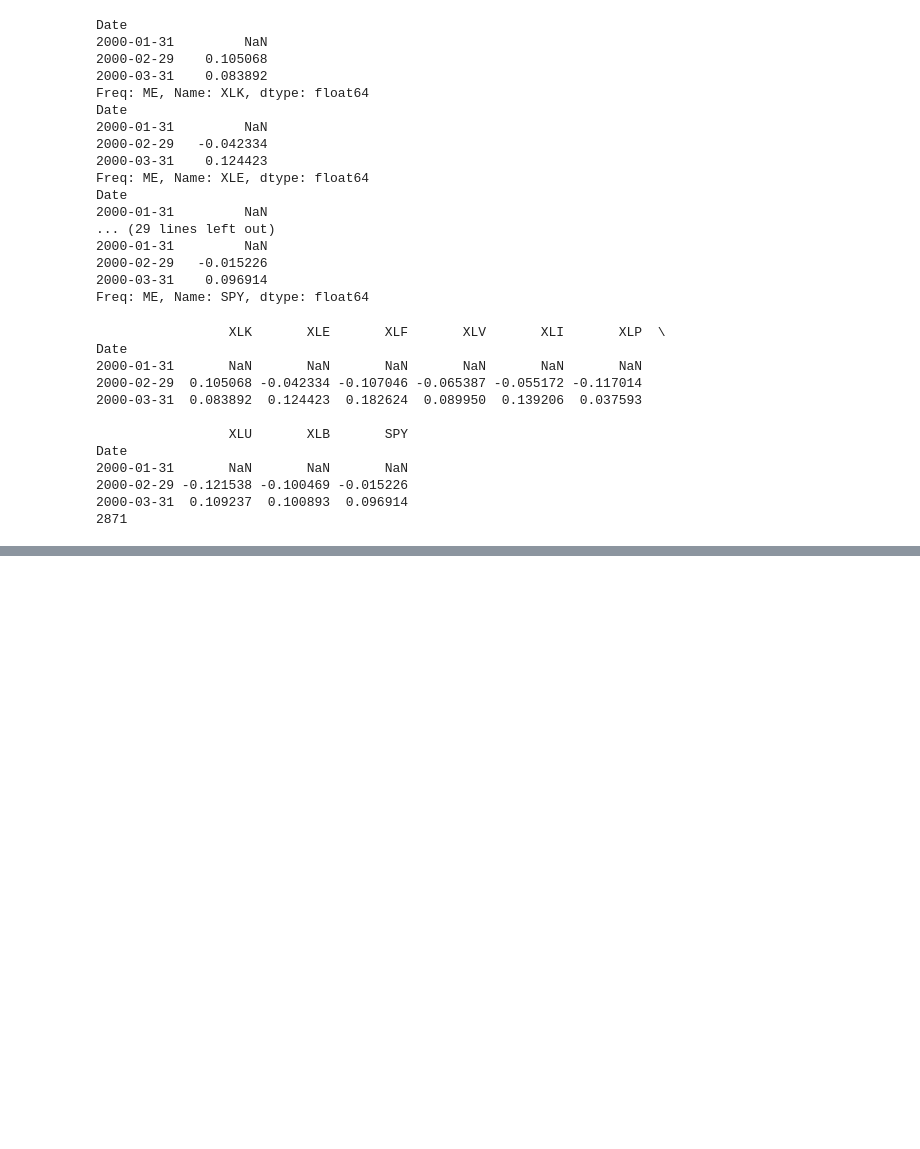
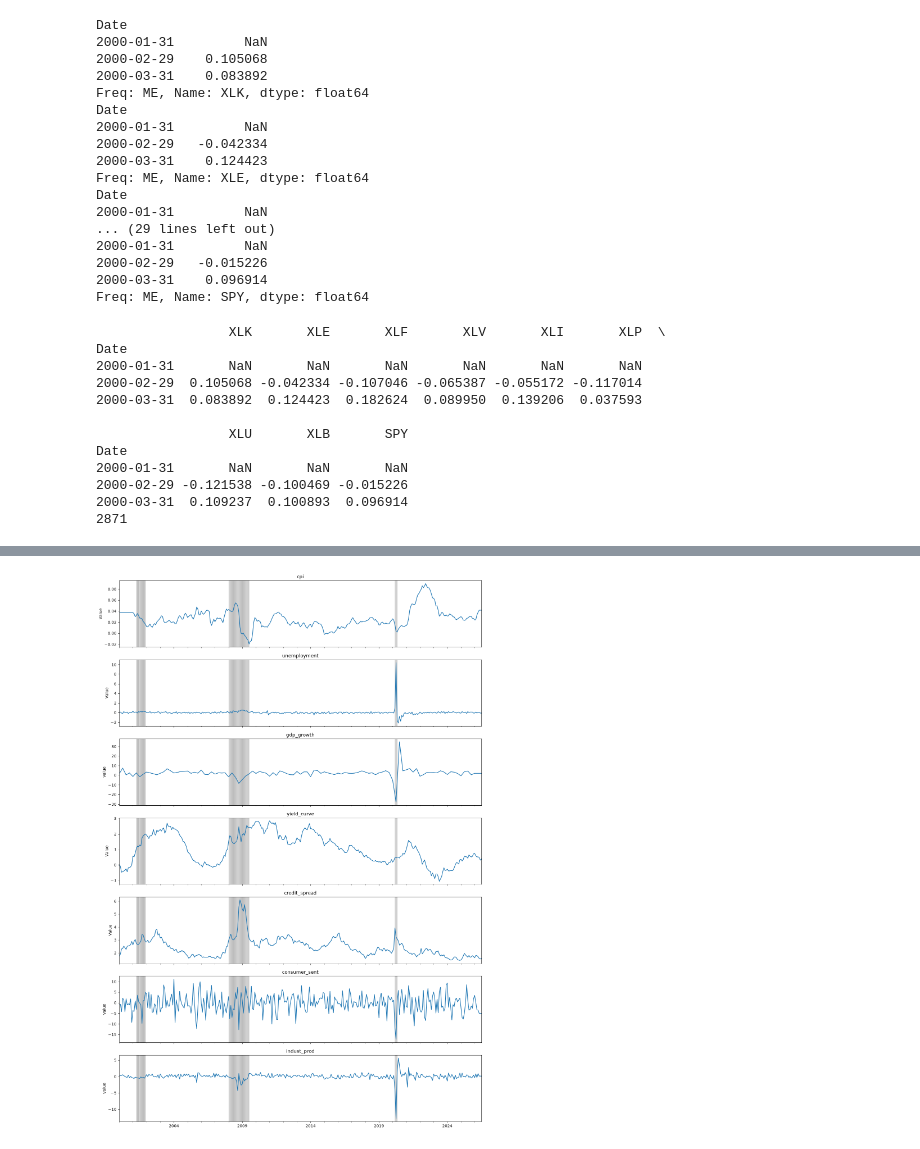
Before and after one commit to NamanSoni31/macro-regime-classifier, a Jupyter notebook: notebooks/01_data_collection.ipynb, the cells around one changed output, grey strips where cells are left out. Saved outputs shown, nothing was run; the diff lists cells and outputs as text; code cells hidden in the pictures; blank space fills up the shorter version.

Commit message:
Day 4 - Add EDA charts showing time series with NBER recession bands, correlation heatmap, rolling volatility.

```diff
--- a/notebooks/01_data_collection.ipynb
+++ b/notebooks/01_data_collection.ipynb
@@ -261,3 +261,8 @@ Date
 # %%
 # Convert to a csv:
 returns_df.to_csv(os.path.join(project_root, 'data', 'sector_returns.csv'))
+# %%
+# Day 4 -> Pulling USREC from FRED to create visuals that help us determine when a recession was and compare it with the series at those times.
+recession = fred.get_series('USREC', observation_start = '2000-01-01').resample('ME').last()
+#Sanity check to make sure the recession data is accurate for 2001
+print(recession['2001-01-31':'2001-12-31'])
@@ -263,0 +283,21 @@ returns_df.to_csv(os.path.join(project_root, 'data', 'sector_returns.csv'))
+# %%
+import matplotlib.pyplot as plt
+# Now we start plotting with MatPlotLib:
+# 1. First plot is a time series of each macro-feature with recession periods shaded in.
+
+fig, axes = plt.subplots(7, 1, figsize = (14, 20), sharex = True)
+
+for i, col in enumerate(aligned_df.columns):
+    ax = axes[i]
+    aligned_df[col].plot(ax = ax)
+    ax.set_title(col)
+    ax.set_ylabel("Value")
+    for date, value in recession.items():
+        if value == 1:
+            ax.axvspan(date, date + pd.offsets.MonthEnd(1), color = 'grey', alpha = 0.3)
+
+plt.tight_layout()
+plt.savefig(os.path.join(project_root, 'outputs', 'macro_features_eda.png'))
+plt.show()
+# %% [output]
+[figure, added]
```
Also changed, not shown: parts of 3 cells of this notebook, 3 other files.
